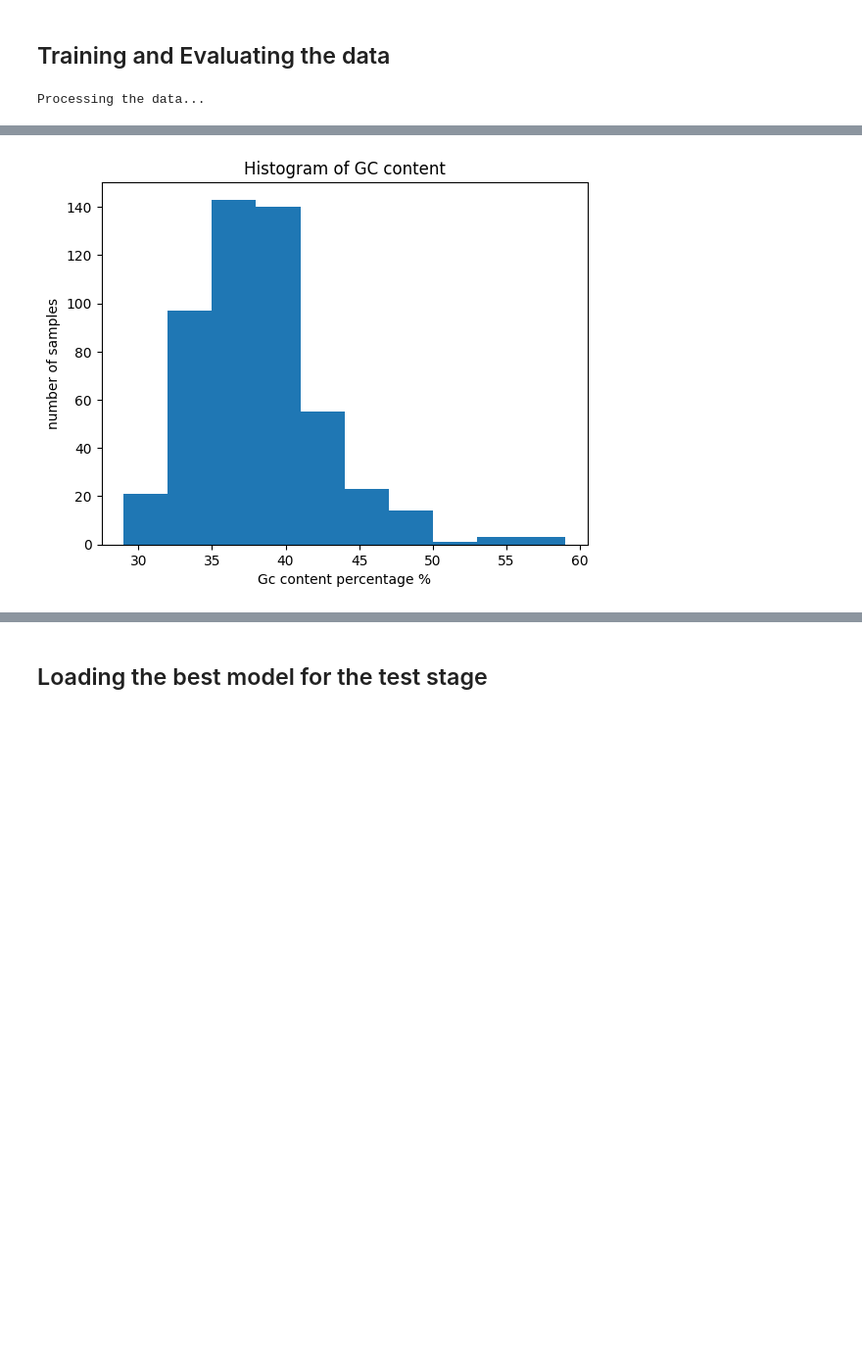
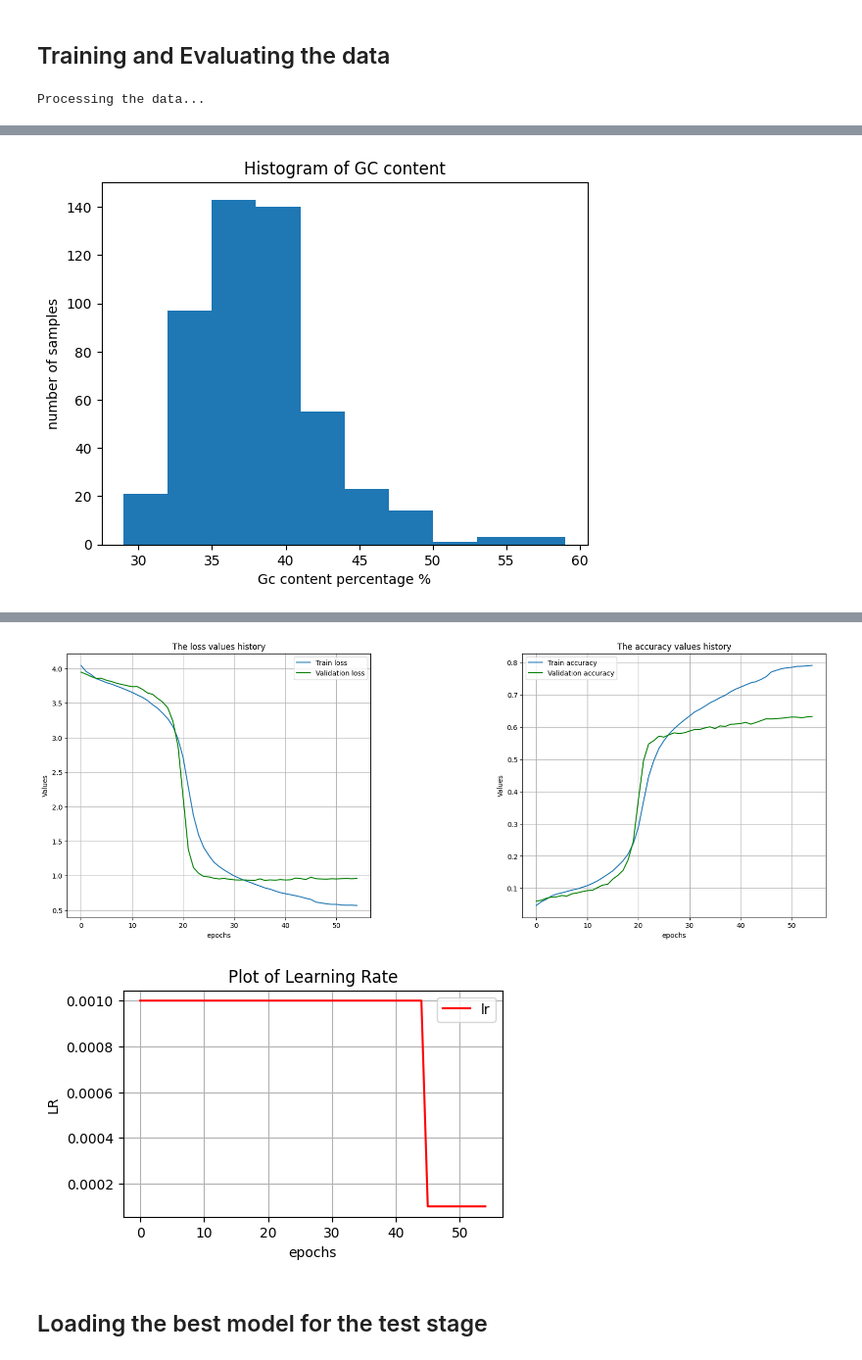
Before and after one commit to farshid61/CodonOptimization, a Jupyter notebook: Codon Optimization.ipynb, the cells around one changed output, grey strips where cells are left out. Shown: that part at 98% size. Drawn from its saved outputs; the diff is of its cells as text; code cells hidden in the pictures; blank space fills up the shorter version.

```diff
--- a/Codon Optimization.ipynb
+++ b/Codon Optimization.ipynb
@@ -991,14 +1026,14 @@ model = Transformer(batch_size=32,
                     num_seq=500)
 
 optimizer = optim.AdamW(model.parameters(), lr=0.001)
-scheduler=torch.optim.lr_scheduler.ReduceLROnPlateau(optimizer,mode='min',factor=0.1,patience=100,cooldown=10)
+scheduler=torch.optim.lr_scheduler.ReduceLROnPlateau(optimizer,mode='min',factor=0.1,patience=10,cooldown=5)
 criterion = nn.CrossEntropyLoss(ignore_index=0)  # Assuming pad_token_id is defined
 
 #TRAIN AND EVALUATE THE DATA
 train_loss_values,valid_loss_values,train_acc_values,valid_acc_values,lr=model.train_model(optimizer,criterion)
 #PLOT CONCLUSIONS
 x=np.arange(model.passed_epoch)
-fig, (ax1, ax2) = plt.subplots(1, 2, figsize=(10, 3))  # Adjust the figure size as needed
+fig, (ax1, ax2) = plt.subplots(1, 2, figsize=(20, 7))  # Adjust the figure size as needed
 #plot loss function values
 ax1.plot(x, train_loss_values, label='Train loss')
 ax1.plot(x, valid_loss_values, label='Validation loss',color='g')
@@ -1061,3 +1096,5 @@ The Best model saved at epoch 8
+[figure, added]
+[figure, added]
 # %% [markdown]
 <h2>Loading the best model for the test stage</h2>
 # %%
```
Also changed, not shown: parts of 14 cells of this notebook, 18 other files.
